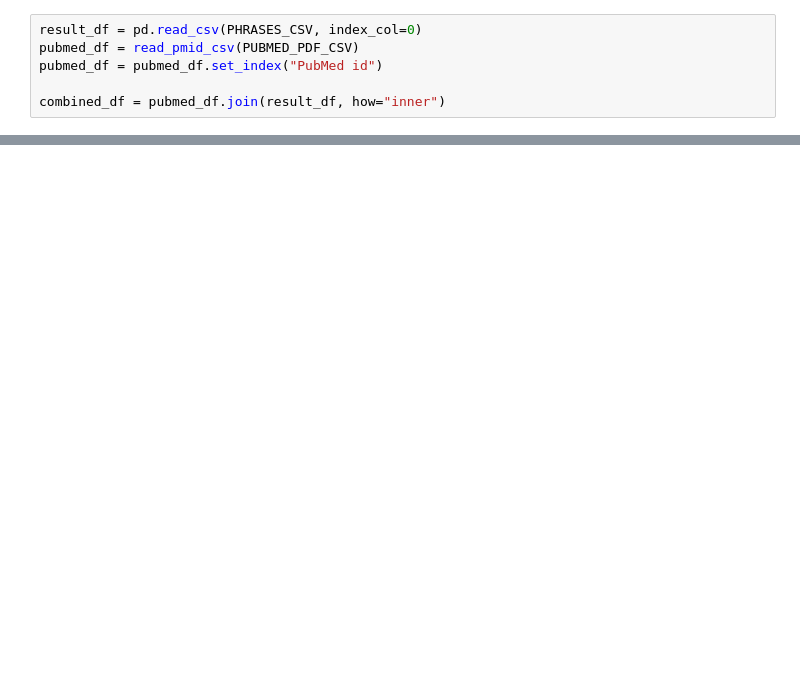
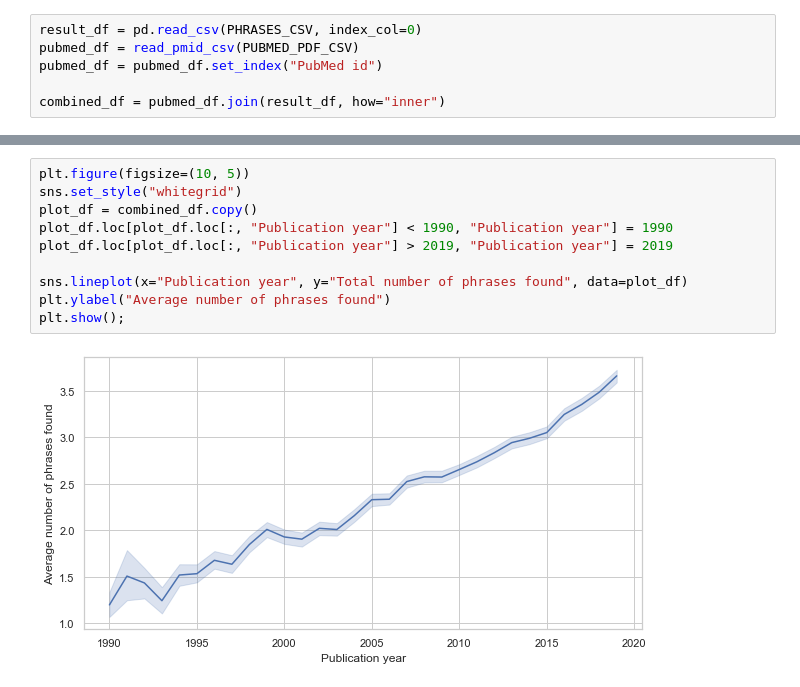
Before and after one commit to dabrze/PubMed2PDF, a Jupyter notebook: notebooks/PubmedPdfAnalysis.ipynb, the cells around one changed output, grey strips where cells are left out. Saved outputs shown, nothing was run; the diff lists cells and outputs as text; blank space fills up the shorter version.

```diff
--- a/notebooks/PubmedPdfAnalysis.ipynb
+++ b/notebooks/PubmedPdfAnalysis.ipynb
@@ -239,0 +266,12 @@ plt.show();
+# %%
+plt.figure(figsize=(10, 5))
+sns.set_style("whitegrid")
+plot_df = combined_df.copy()
+plot_df.loc[plot_df.loc[:, "Publication year"] < 1990, "Publication year"] = 1990
+plot_df.loc[plot_df.loc[:, "Publication year"] > 2019, "Publication year"] = 2019
+
+sns.lineplot(x="Publication year", y="Total number of phrases found", data=plot_df)
+plt.ylabel("Average number of phrases found")
+plt.show();
+# %% [output]
+[figure, added]
```
Also changed, not shown: parts of 5 cells of this notebook.
